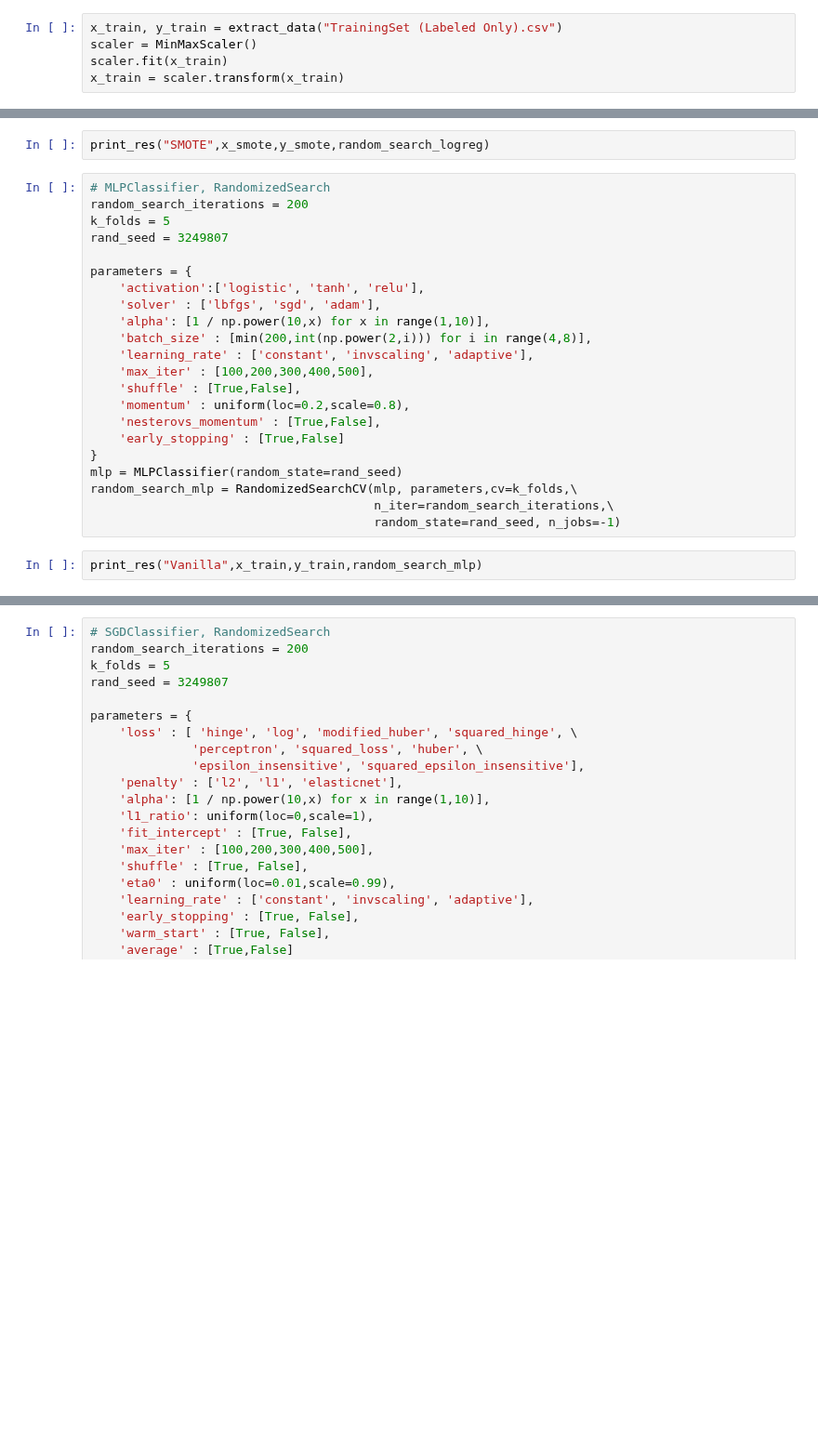
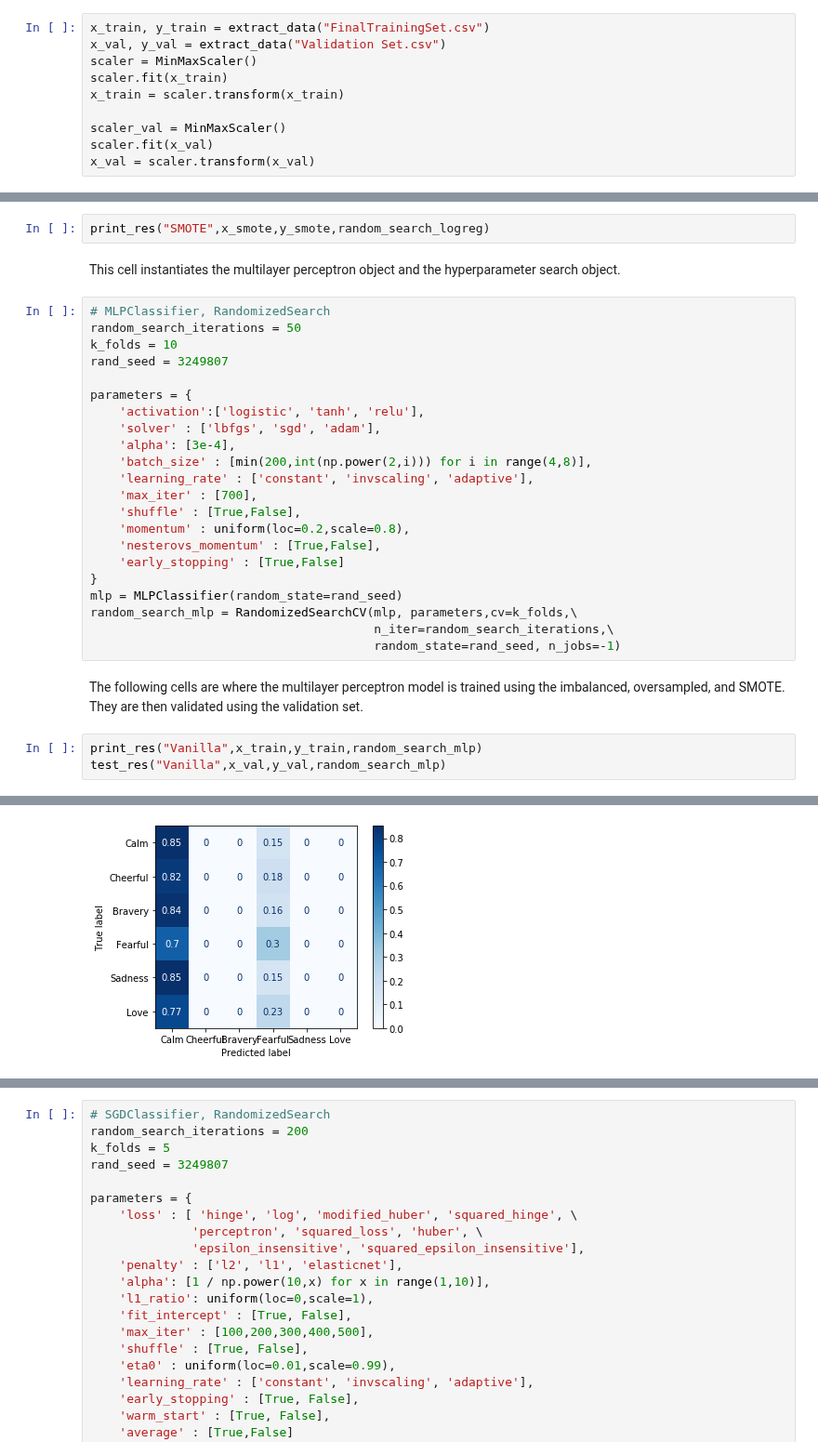
Before and after one commit to gracielnunciob/XLB48, a Jupyter notebook: Notebooks/Training/Logistic Regression Hyperparameter Search.ipynb, the cells around one changed output, grey strips where cells are left out. Shown at 93% size. Saved outputs shown, nothing was run; the diff lists cells and outputs as text; blank space fills up the shorter version.

Commit message:
Creating a new branche for extra experiments

```diff
--- a/Notebooks/Training/Logistic Regression Hyperparameter Search.ipynb
+++ b/Notebooks/Training/Logistic Regression Hyperparameter Search.ipynb
@@ -22,6 +35,11 @@ warnings.filterwarnings('ignore')
 # %%
-x_train, y_train = extract_data("TrainingSet (Labeled Only).csv")
+x_train, y_train = extract_data("FinalTrainingSet.csv")
+x_val, y_val = extract_data("Validation Set.csv")
 scaler = MinMaxScaler()
 scaler.fit(x_train)
 x_train = scaler.transform(x_train)
+
+scaler_val = MinMaxScaler()
+scaler.fit(x_val)
+x_val = scaler.transform(x_val)
 # %% [output]
@@ -69,19 +99,21 @@ print_res("Vanilla",x_train,y_train,random_search_logreg)
 print_res("Random Oversampling",x_os,y_os,random_search_logreg)
 # %%
 print_res("SMOTE",x_smote,y_smote,random_search_logreg)
+# %% [markdown]
+This cell instantiates the multilayer perceptron object and the hyperparameter search object.
 # %%
 # MLPClassifier, RandomizedSearch
-random_search_iterations = 200
-k_folds = 5
+random_search_iterations = 50
+k_folds = 10
 rand_seed = 3249807
 
 parameters = {
     'activation':['logistic', 'tanh', 'relu'],
     'solver' : ['lbfgs', 'sgd', 'adam'],
-    'alpha': [1 / np.power(10,x) for x in range(1,10)],
+    'alpha': [3e-4],
     'batch_size' : [min(200,int(np.power(2,i))) for i in range(4,8)],
     'learning_rate' : ['constant', 'invscaling', 'adaptive'],
-    'max_iter' : [100,200,300,400,500],
+    'max_iter' : [700],
     'shuffle' : [True,False],
     'momentum' : uniform(loc=0.2,scale=0.8),
     'nesterovs_momentum' : [True,False],
@@ -91,5 +123,9 @@ mlp = MLPClassifier(random_state=rand_seed)
 random_search_mlp = RandomizedSearchCV(mlp, parameters,cv=k_folds,\
                                        n_iter=random_search_iterations,\
                                        random_state=rand_seed, n_jobs=-1)
+# %% [markdown]
+The following cells are where the multilayer perceptron model is trained using the imbalanced, oversampled, and SMOTE. They are then validated using the validation set.
 # %%
 print_res("Vanilla",x_train,y_train,random_search_mlp)
+test_res("Vanilla",x_val,y_val,random_search_mlp)
+# %% [output]
@@ -95,0 +147 @@ print_res("Vanilla",x_train,y_train,random_search_mlp)
+[figure, added]
```
Also changed, not shown: parts of 13 cells of this notebook, 2 other files.
